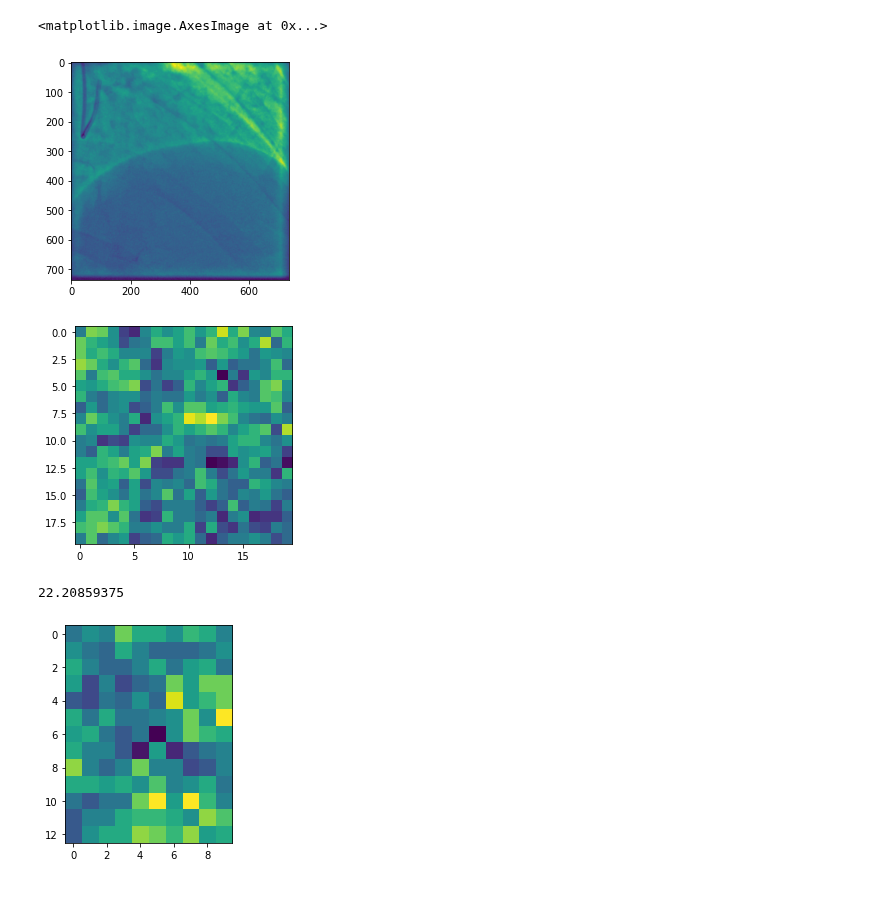
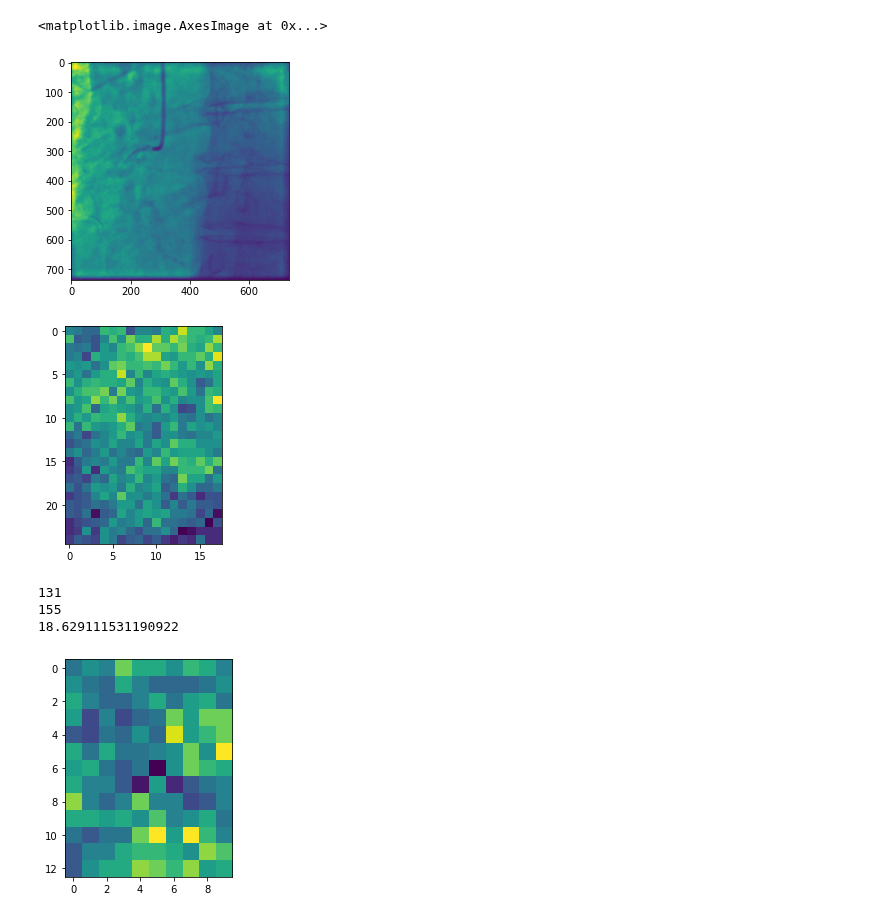
Before and after one commit to Nugni/Bachelor_rep_angiograms, a Jupyter notebook: src/testing/testPoisNoise.ipynb, the cells around one changed output. Saved outputs shown, nothing was run; the diff lists cells and outputs as text; code cells hidden in the pictures.

```diff
--- a/src/testing/testPoisNoise.ipynb
+++ b/src/testing/testPoisNoise.ipynb
@@ -35,30 +28,36 @@ plt.imshow(arr, vmax=255, vmin=0, cmap="gray")
 # %%
-path_dat = "IMG00004_33.tiff"
-path_dat6 = "IMG00006_02.tiff"
+path_dat = r"Z:\dikuAngiograms\Data\02\ImsegmentedPt_02 V_4\ImsegmentedPt_02 V_4\Orig\IMG00004_33.tiff"
+path_dat6 = r"Z:\dikuAngiograms\Data\02\ImsegmentedPt_02 V_6\ImsegmentedPt_02 V_6\Orig\IMG00006_02.tiff"
+path_dat0 = r"Z:\dikuAngiograms\Data\02\ImsegmentedPt_02 V_0\Orig\IMG00000_07.tiff"
 #r"../../../Orig_data/ImsegmentedPt_02 V_4/IMG00004_33.tiff"
 
 act_dat6 = np.array(skimage.io.imread(path_dat6))
 act_dat = np.array(skimage.io.imread(path_dat))
+img_0_07 = np.array(skimage.io.imread(path_dat0))
 
-plt.imshow(act_dat6)
+plt.imshow(img_0_07)
 # %% [output]
 <matplotlib.image.AxesImage at 0x...>
-[figure, old version]
+[figure, new version]
 # %%
 #zoom in!
-plt.imshow(act_dat6[320:340, 380:400])
+plt.imshow(img_0_07[610+20:610+40, 20+2:20+25])
 plt.show()
-
+print(np.min(img_0_07[610+20:610+45, 20+2:20+25]))
+print(np.max(img_0_07[610+20:610+45, 20+2:20+25]))
+print(np.var(img_0_07[610+20:610+45, 20+2:20+25]))
 #plt.imshow(act_dat[300:400, 50: 150])
 #plt.show()
 #plt.imshow(act_dat[20:100, 450: 530])
 #plt.show()
 #plt.imshow(act_dat[50:110, 100: 160])
 #plt.show()
-print(np.var(act_dat6[320:340, 380:400]))
+#print(np.var(act_dat6[320:340, 380:400]))
 # %% [output]
-[figure, old version]
+[figure, new version]
-22.20859375
+131
+155
+18.629111531190922
 # %%
 #Find even patches
 
```
Also changed, not shown: parts of 2 cells of this notebook, 3 other files.
